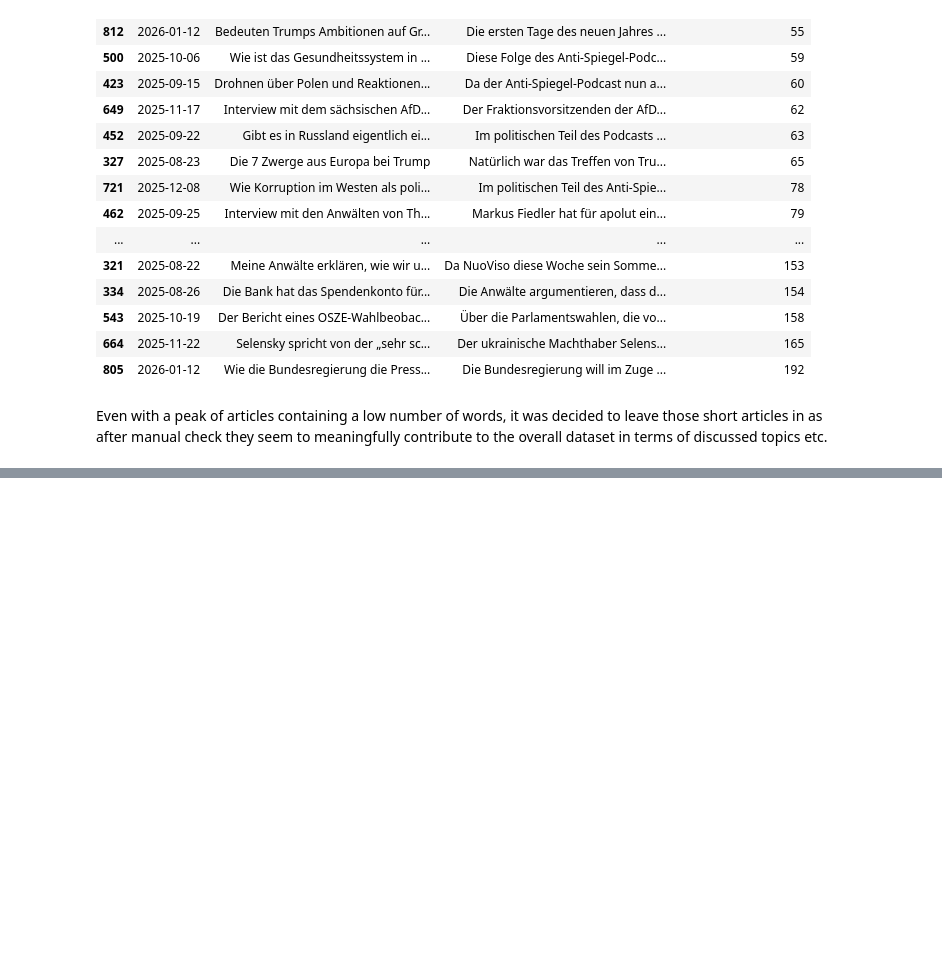
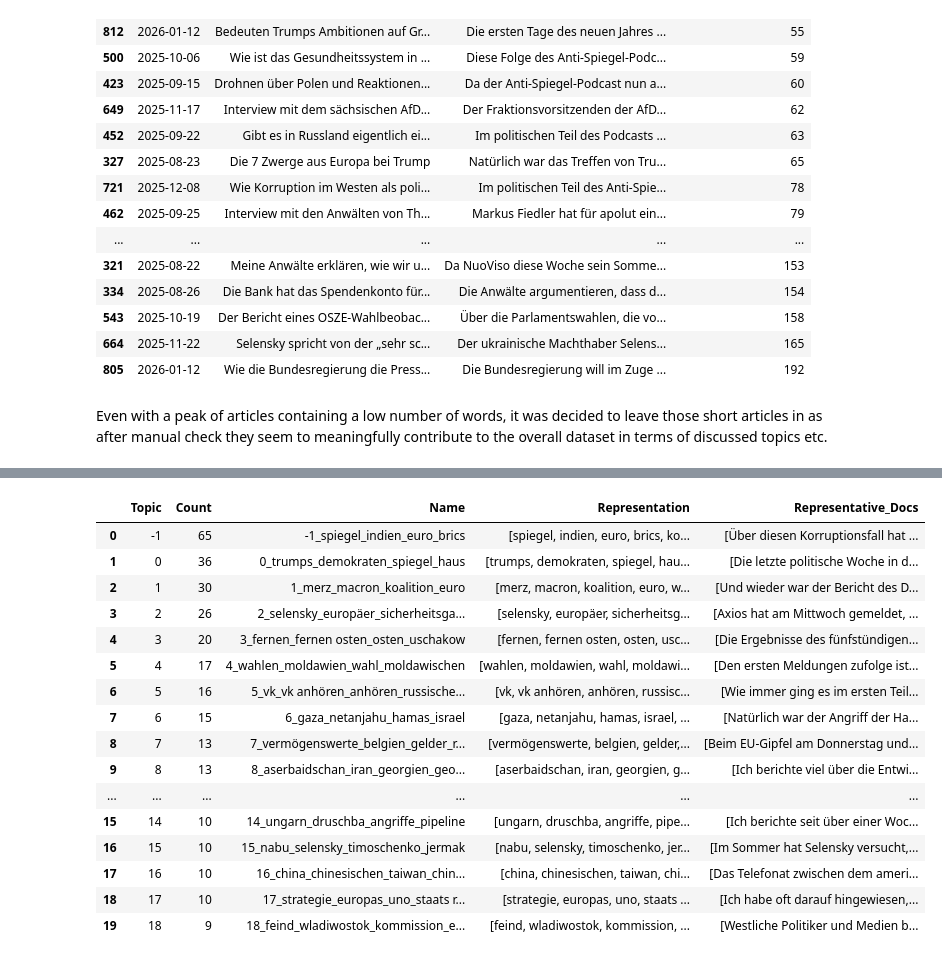
Before and after one commit to mattishaumann/Thesis, a Jupyter notebook: data preprocessing/05_Antispiegel.ipynb, the cells around one changed output, grey strips where cells are left out. Saved outputs shown, nothing was run; the diff lists cells and outputs as text; code cells hidden in the pictures; blank space fills up the shorter version.

```diff
--- a/data preprocessing/05_Antispiegel.ipynb
+++ b/data preprocessing/05_Antispiegel.ipynb
@@ -303,0 +381,33 @@ Even with a peak of articles containing a low number of words, it was decided to
+# %%
+#Custom Config for Antispiegel Topic Modeling
+
+# config = BERTopicConfig(
+#     min_df=1,
+#     max_df=1.0,
+#     min_text_chars=30,
+#     min_tokens=5,
+#     deduplicate=False,
+#     hdbscan_min_cluster_size=5,
+# )
+
+config = BERTopicConfig(
+    min_text_chars=80,
+    min_tokens=12,
+
+    min_df=2,
+    max_df=0.75,
+    ngram_range=(1, 3),
+
+    umap_n_neighbors=8,
+    umap_n_components=5,
+    umap_min_dist=0.0,
+
+    hdbscan_min_cluster_size=4,
+    hdbscan_min_samples=2,
+
+    extra_stopwords=(
+        "für", "hat", "haben", "wird", "werden", "wurde",
+        "sagte", "sagt", "sei", "sind",
+        "antispiegel", "artikel", "podcast", "video", "spotify"
+    ),
+)
@@ -303,0 +438,21 @@ Even with a peak of articles containing a low number of words, it was decided to
+# %%
+topic_info = result["topic_info"]
+topic_info.head(20)
+# %% [output]
+|  | Topic | Count | Name | Representation | Representative_Docs |
+| 0 | -1 | 65 | -1_spiegel_indien_euro_brics | [spiegel, indien, euro, brics, ko... | [Über diesen Korruptionsfall hat ... |
+| 1 | 0 | 36 | 0_trumps_demokraten_spiegel_haus | [trumps, demokraten, spiegel, hau... | [Die letzte politische Woche in d... |
+| 2 | 1 | 30 | 1_merz_macron_koalition_euro | [merz, macron, koalition, euro, w... | [Und wieder war der Bericht des D... |
+| 3 | 2 | 26 | 2_selensky_europäer_sicherheitsga... | [selensky, europäer, sicherheitsg... | [Axios hat am Mittwoch gemeldet, ... |
+| 4 | 3 | 20 | 3_fernen_fernen osten_osten_uschakow | [fernen, fernen osten, osten, usc... | [Die Ergebnisse des fünfstündigen... |
+| 5 | 4 | 17 | 4_wahlen_moldawien_wahl_moldawischen | [wahlen, moldawien, wahl, moldawi... | [Den ersten Meldungen zufolge ist... |
+| 6 | 5 | 16 | 5_vk_vk anhören_anhören_russische... | [vk, vk anhören, anhören, russisc... | [Wie immer ging es im ersten Teil... |
+| 7 | 6 | 15 | 6_gaza_netanjahu_hamas_israel | [gaza, netanjahu, hamas, israel, ... | [Natürlich war der Angriff der Ha... |
+| 8 | 7 | 13 | 7_vermögenswerte_belgien_gelder_r... | [vermögenswerte, belgien, gelder,... | [Beim EU-Gipfel am Donnerstag und... |
+| 9 | 8 | 13 | 8_aserbaidschan_iran_georgien_geo... | [aserbaidschan, iran, georgien, g... | [Ich berichte viel über die Entwi... |
+| ... | ... | ... | ... | ... | ... |
+| 15 | 14 | 10 | 14_ungarn_druschba_angriffe_pipeline | [ungarn, druschba, angriffe, pipe... | [Ich berichte seit über einer Woc... |
+| 16 | 15 | 10 | 15_nabu_selensky_timoschenko_jermak | [nabu, selensky, timoschenko, jer... | [Im Sommer hat Selensky versucht,... |
+| 17 | 16 | 10 | 16_china_chinesischen_taiwan_chin... | [china, chinesischen, taiwan, chi... | [Das Telefonat zwischen dem ameri... |
+| 18 | 17 | 10 | 17_strategie_europas_uno_staats r... | [strategie, europas, uno, staats ... | [Ich habe oft darauf hingewiesen,... |
+| 19 | 18 | 9 | 18_feind_wladiwostok_kommission_e... | [feind, wladiwostok, kommission, ... | [Westliche Politiker und Medien b... |
```
Also changed, not shown: parts of 11 cells of this notebook, 1 other file.
